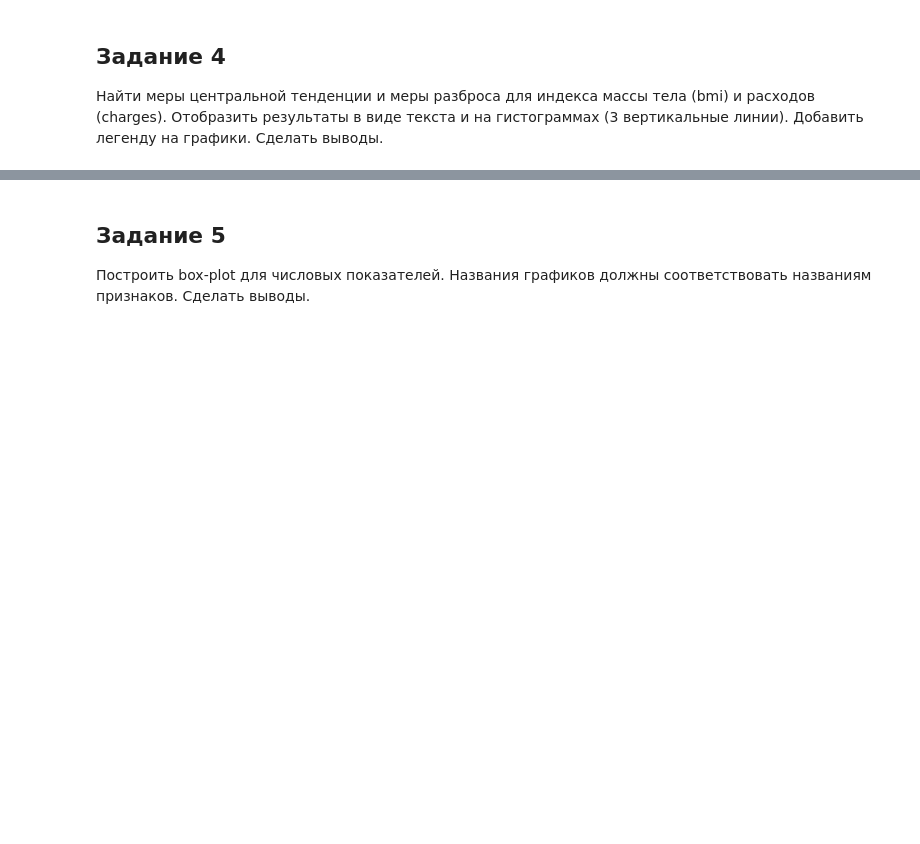
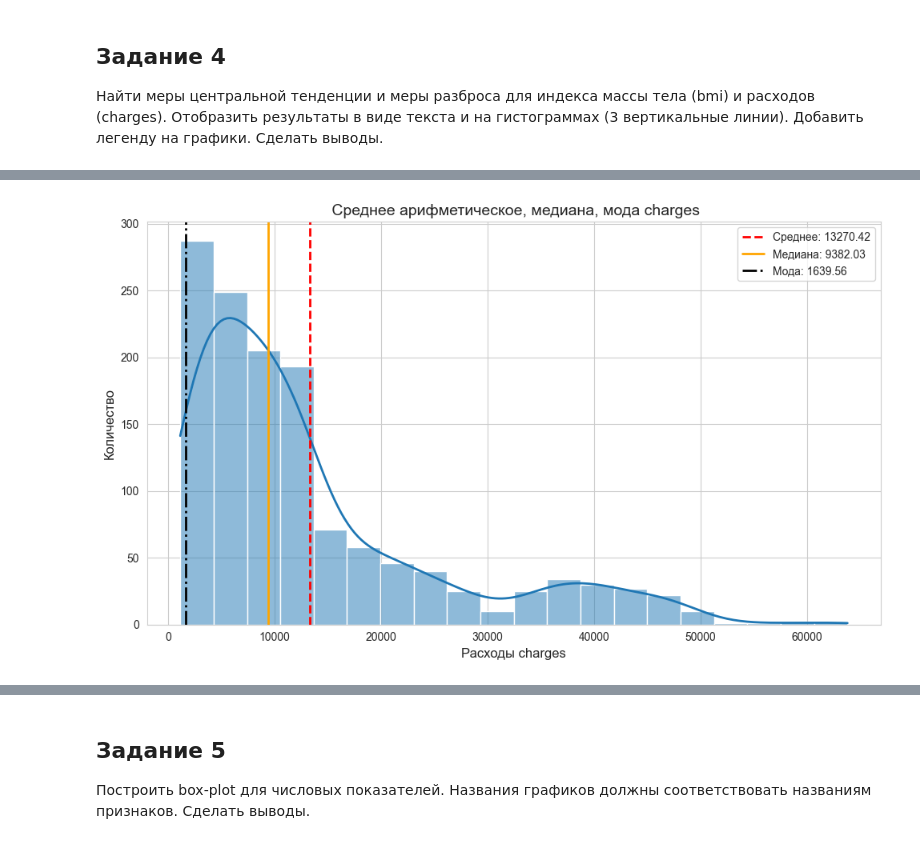
Before and after one commit to THE80X/BigData, a Jupyter notebook: pr-3.ipynb, the cells around one changed output, grey strips where cells are left out. Cells and saved outputs as stored; diff of their text form; code cells hidden in the pictures; blank space fills up the shorter version.

```diff
--- a/pr-3.ipynb
+++ b/pr-3.ipynb
@@ -62,2 +197,6 @@ fig, ax = plt.subplots(1, 3, figsize=(15, 4))
+# %%
+draw_hist(data['charges'],'Среднее арифметическое, медиана, мода', 'charges', 'Расходы', "")
+# %% [output]
+[figure, added]
 # %% [markdown]
 ## Вывод
```
Also changed, not shown: parts of 40 cells of this notebook, 4 other files.
